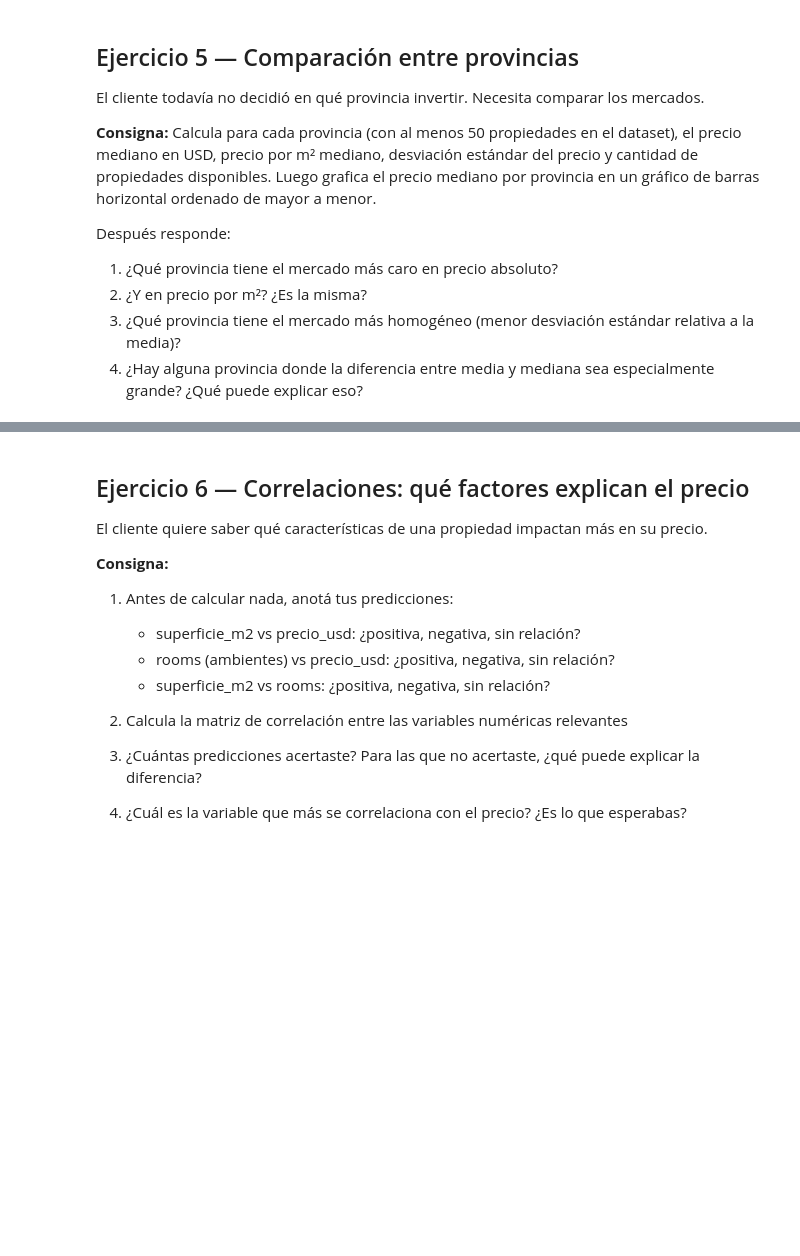
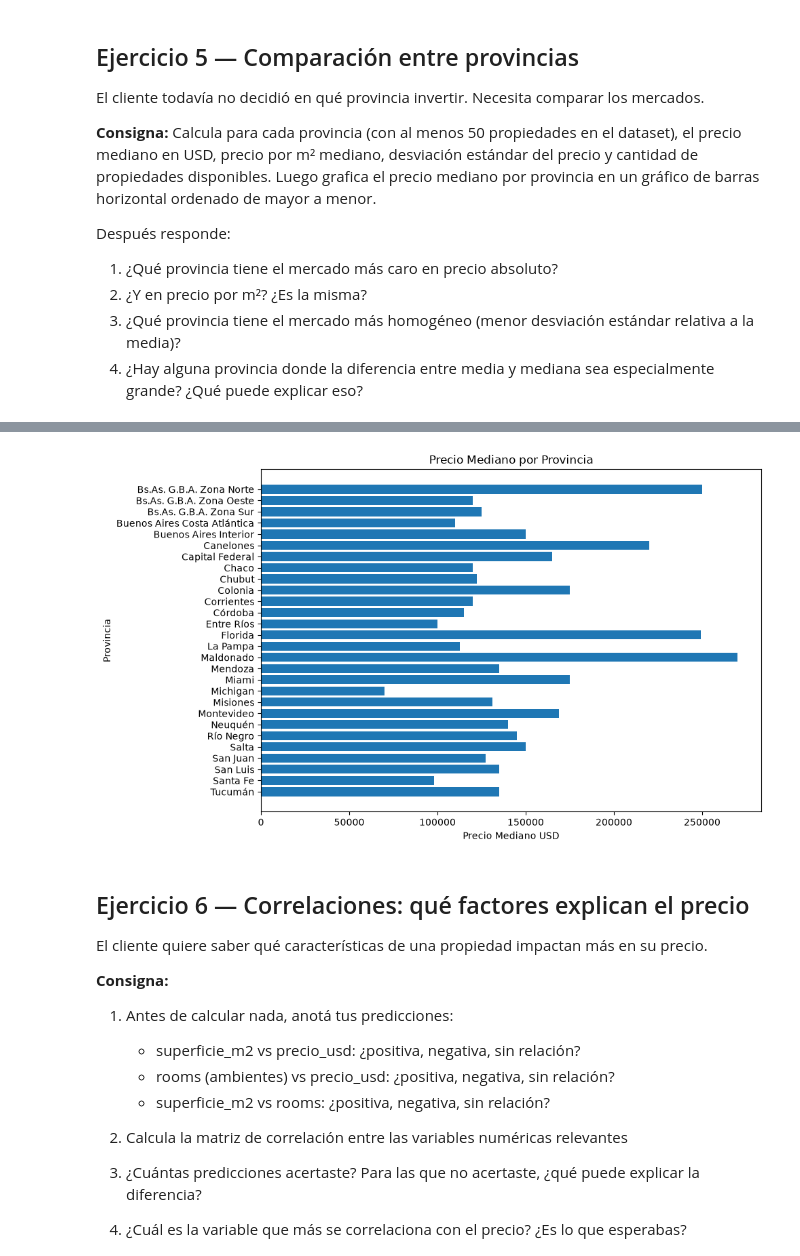
Before and after one commit to gseilerdev/data-analysis-course, a Jupyter notebook: modulo-3-transformacion/clase-11/practica/notebook.ipynb, the cells around one changed output, grey strips where cells are left out. Drawn from its saved outputs; the diff is of its cells as text; code cells hidden in the pictures; blank space fills up the shorter version.

```diff
--- a/modulo-3-transformacion/clase-11/practica/notebook.ipynb
+++ b/modulo-3-transformacion/clase-11/practica/notebook.ipynb
@@ -117,3 +320,25 @@ Después responde:
+# %%
+import matplotlib.pyplot as plt
+
+plt.figure(figsize=(10, 6))
+
+plt.barh(
+    estadisticas.index,
+    estadisticas["precio_mediano"]
+)
+
+plt.xlabel("Precio Mediano USD")
+plt.ylabel("Provincia")
+plt.title("Precio Mediano por Provincia")
+
+# El mayor queda arriba
+plt.gca().invert_yaxis()
+
+plt.tight_layout()
+
+plt.show()
+# %% [output]
+[figure, added]
 # %% [markdown]
 ## Ejercicio 6 — Correlaciones: qué factores explican el precio
 
```
Also changed, not shown: parts of 33 cells of this notebook.
